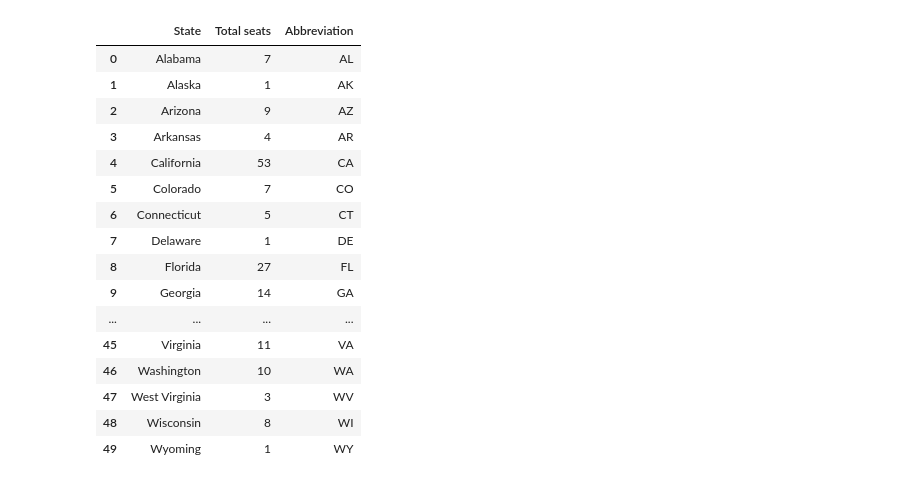
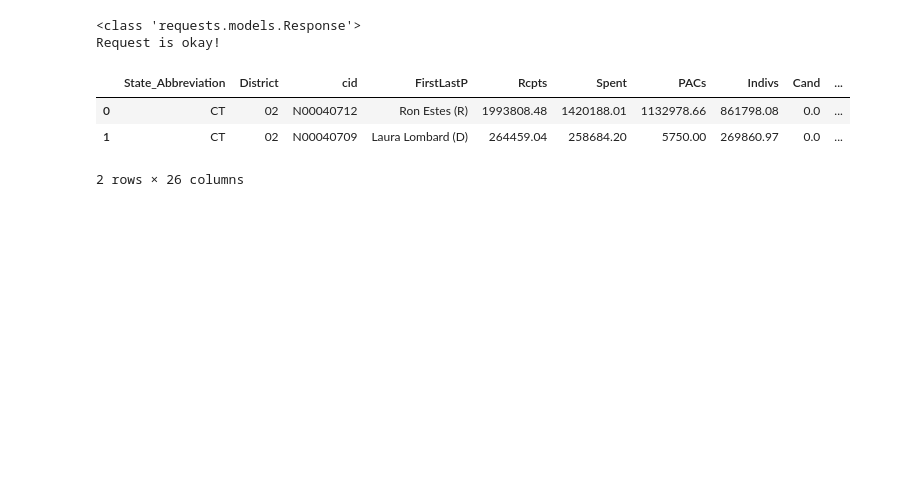
Before and after one commit to nss-data-science-cohort-8/open-secrets-bayesian-butterfingers, a Jupyter notebook: ThomasBranch.ipynb, the cells around one changed output. Saved outputs shown, nothing was run; the diff lists cells and outputs as text; code cells hidden in the pictures; blank space fills up the shorter version.

Commit message:
My final work on it, not the official final one though but turned things into functions and made data frames inputs.

```diff
--- a/ThomasBranch.ipynb
+++ b/ThomasBranch.ipynb
@@ -96,20 +9,9 @@ state_seats_abbs = pd.merge(left=all_states_df, right=states_df, on='State')
-# %%
-state_seats_abbs
-# %% [output]
-|  | State | Total seats | Abbreviation |
-| 0 | Alabama | 7 | AL |
-| 1 | Alaska | 1 | AK |
-| 2 | Arizona | 9 | AZ |
-| 3 | Arkansas | 4 | AR |
-| 4 | California | 53 | CA |
-| 5 | Colorado | 7 | CO |
-| 6 | Connecticut | 5 | CT |
-| 7 | Delaware | 1 | DE |
-| 8 | Florida | 27 | FL |
-| 9 | Georgia | 14 | GA |
-| ... | ... | ... | ... |
-| 45 | Virginia | 11 | VA |
-| 46 | Washington | 10 | WA |
-| 47 | West Virginia | 3 | WV |
-| 48 | Wisconsin | 8 | WI |
-| 49 | Wyoming | 1 | WY |
+# %%
+tn_dist7 = func.get_tn_dist7('https://www.opensecrets.org/races/summary.csv?cycle=2020&id=TN07')
+# %% [output]
+<class 'requests.models.Response'>
+Request is okay!
+# %%
+abr_df = func.get_states_abr_df('https://en.wikipedia.org/wiki/List_of_U.S._state_and_territory_abbreviations')
+seats_df = func.get_states_seats_df('https://en.wikipedia.org/wiki/2020_United_States_House_of_Representatives_elections')
+states_abr_dict = func.create_state_abr_dict(abr_df)
@@ -115,0 +21,7 @@ state_seats_abbs
+# %%
+func.retrieve_2020_state_district_data('Connecticut', 2, states_abr_dict)
+# %% [output]
+|  | State_Abbreviation | District | cid | FirstLastP | Rcpts | Spent | PACs | Indivs | Cand | ... |
+| 0 | CT | 02 | N00040712 | Ron Estes (R) | 1993808.48 | 1420188.01 | 1132978.66 | 861798.08 | 0.0 | ... |
+| 1 | CT | 02 | N00040709 | Laura Lombard (D) | 264459.04 | 258684.20 | 5750.00 | 269860.97 | 0.0 | ... |
+2 rows × 26 columns
```
Also changed, not shown: parts of 9 cells of this notebook.
